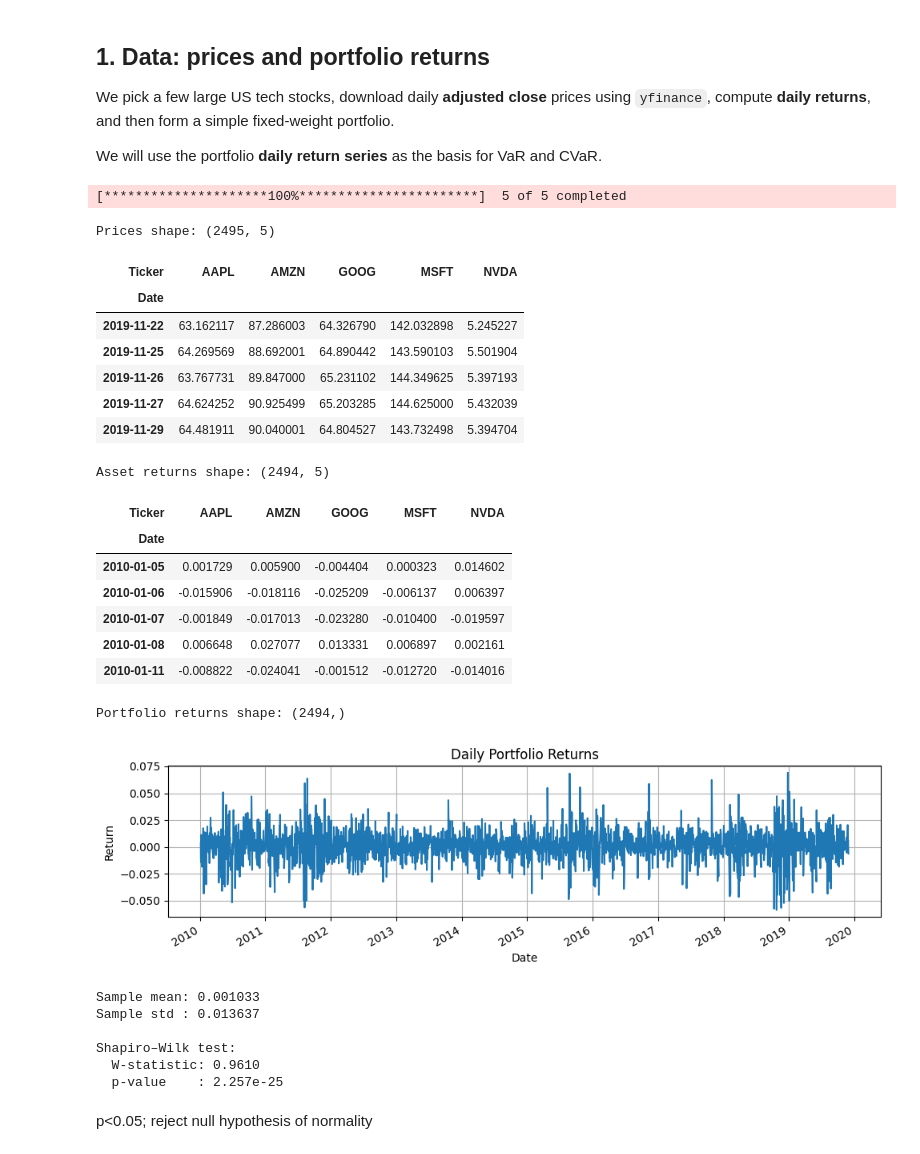
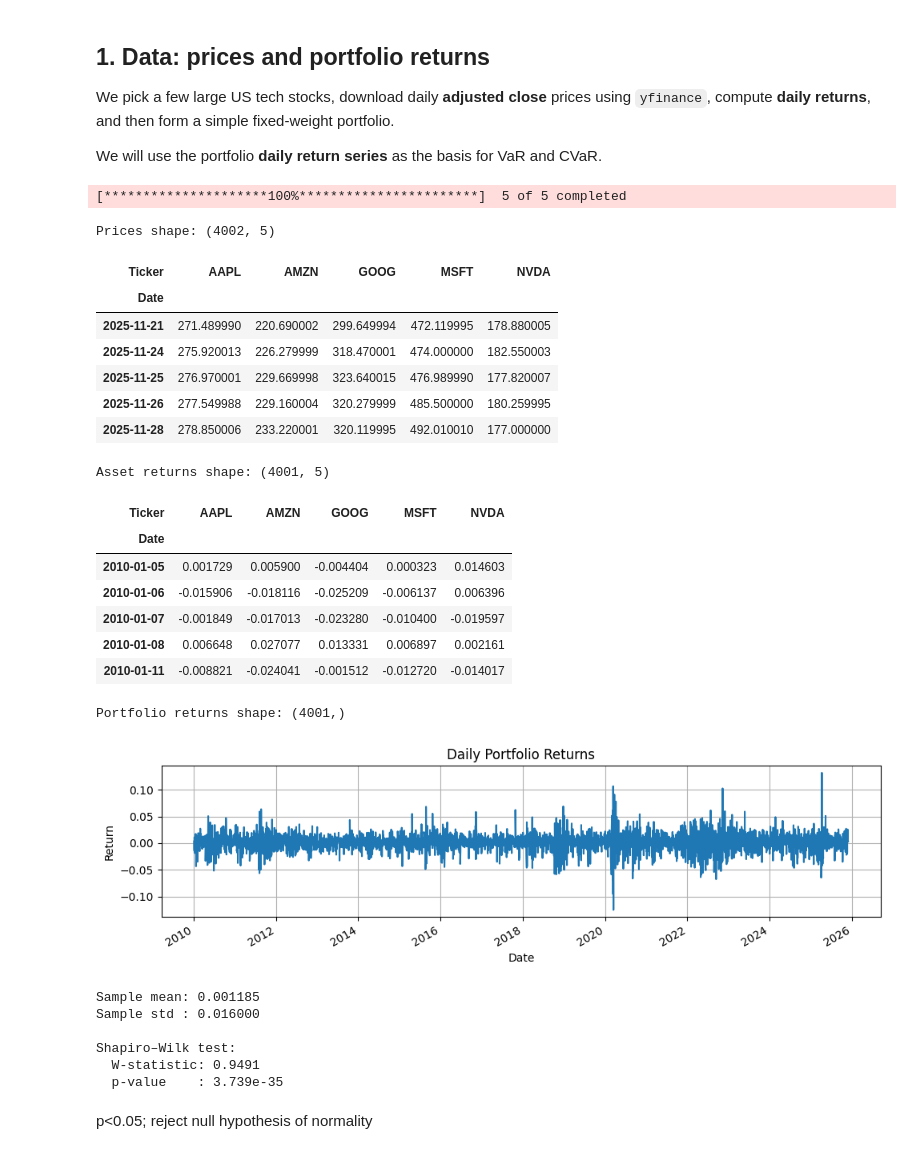
Before and after one commit to anupama-reghunath/Finance-Projects, a Jupyter notebook: foundations/05_univariate_vs_multivariate.ipynb, the cells around one changed output. Saved outputs shown, nothing was run; the diff lists cells and outputs as text; code cells hidden in the pictures.

```diff
--- a/foundations/05_univariate_vs_multivariate.ipynb
+++ b/foundations/05_univariate_vs_multivariate.ipynb
@@ -38,23 +21,21 @@ CVaR.
 # %%
 tickers = ['AAPL', 'MSFT', 'GOOG', 'NVDA', 'AMZN']
 start_date = '2010-01-01'
-end_date = '2019-12-01'
-
-data = yf.download(tickers, start=start_date, end=end_date,auto_adjust=True)
+data = yf.download(tickers, start=start_date,auto_adjust=True)
 prices = data["Close"].dropna()  # adjusted close prices
 
 print("Prices shape:", prices.shape)
 prices.tail()
 # %% [output]
 [*********************100%***********************]  5 of 5 completed
-Prices shape: (2495, 5)
+Prices shape: (4002, 5)
 | Ticker | AAPL | AMZN | GOOG | MSFT | NVDA |
 | Date |  |  |  |  |  |
-| 2019-11-22 | 63.162117 | 87.286003 | 64.326790 | 142.032898 | 5.245227 |
-| 2019-11-25 | 64.269569 | 88.692001 | 64.890442 | 143.590103 | 5.501904 |
-| 2019-11-26 | 63.767731 | 89.847000 | 65.231102 | 144.349625 | 5.397193 |
-| 2019-11-27 | 64.624252 | 90.925499 | 65.203285 | 144.625000 | 5.432039 |
-| 2019-11-29 | 64.481911 | 90.040001 | 64.804527 | 143.732498 | 5.394704 |
+| 2025-11-21 | 271.489990 | 220.690002 | 299.649994 | 472.119995 | 178.880005 |
+| 2025-11-24 | 275.920013 | 226.279999 | 318.470001 | 474.000000 | 182.550003 |
+| 2025-11-25 | 276.970001 | 229.669998 | 323.640015 | 476.989990 | 177.820007 |
+| 2025-11-26 | 277.549988 | 229.160004 | 320.279999 | 485.500000 | 180.259995 |
+| 2025-11-28 | 278.850006 | 233.220001 | 320.119995 | 492.010010 | 177.000000 |
 # %%
 # Daily simple returns
 asset_returns = prices.pct_change().dropna()
@@ -62,14 +43,14 @@ asset_returns = prices.pct_change().dropna()
 print("Asset returns shape:", asset_returns.shape)
 asset_returns.head()
 # %% [output]
-Asset returns shape: (2494, 5)
+Asset returns shape: (4001, 5)
 | Ticker | AAPL | AMZN | GOOG | MSFT | NVDA |
 | Date |  |  |  |  |  |
-| 2010-01-05 | 0.001729 | 0.005900 | -0.004404 | 0.000323 | 0.014602 |
-| 2010-01-06 | -0.015906 | -0.018116 | -0.025209 | -0.006137 | 0.006397 |
+| 2010-01-05 | 0.001729 | 0.005900 | -0.004404 | 0.000323 | 0.014603 |
+| 2010-01-06 | -0.015906 | -0.018116 | -0.025209 | -0.006137 | 0.006396 |
 | 2010-01-07 | -0.001849 | -0.017013 | -0.023280 | -0.010400 | -0.019597 |
 | 2010-01-08 | 0.006648 | 0.027077 | 0.013331 | 0.006897 | 0.002161 |
-| 2010-01-11 | -0.008822 | -0.024041 | -0.001512 | -0.012720 | -0.014016 |
+| 2010-01-11 | -0.008821 | -0.024041 | -0.001512 | -0.012720 | -0.014017 |
 # %%
 # Define simple portfolio weights (meanst sum to 1)
 weights = np.array([1/len(tickers)] * len(tickers)) # equal weights
@@ -77,9 +58,9 @@ weights = np.array([1/len(tickers)] * len(tickers)) # equal weights
 # Portfolio daily returns: weighted sum across of asset returns that day.
 portfolio_returns = asset_returns.dot(weights)
 portfolio_returns = pd.Series(portfolio_returns, index=asset_returns.index, name="Portfolio")
-print("Portfolio returns shape:", portfolio_asset_asset_asset_returns.shape)
+print("Portfolio returns shape:", portfolio_returns.shape)
 # %% [output]
-Portfolio returns shape: (2494,)
+Portfolio returns shape: (4001,)
 # %%
 fig, ax = plt.subplots(figsize=(10, 3))
 portfolio_returns.plot(ax=ax)
@@ -89,7 +70,7 @@ ax.grid(True)
 plt.tight_layout()
 plt.show()
 # %% [output]
-[figure, old version]
+[figure, new version]
 # %%
 # === 4. Normality tests: Shapiro–Wilk and KS ===
 mean = portfolio_returns.mean()
@@ -107,12 +88,12 @@ print("\nShapiro–Wilk test:")
 print(f"  W-statistic: {shapiro_stat:.4f}")
 print(f"  p-value    : {shapiro_p:.4g}")
 # %% [output]
-Sample mean: 0.001033
-Sample std : 0.013637
+Sample mean: 0.001185
+Sample std : 0.016000
 
 Shapiro–Wilk test:
-  W-statistic: 0.9610
-  p-value    : 2.257e-25
+  W-statistic: 0.9491
+  p-value    : 3.739e-35
 # %% [markdown]
 p<0.05; reject null hypothesis of normality
 # %% [markdown]
```
Also changed, not shown: parts of 16 cells of this notebook.
